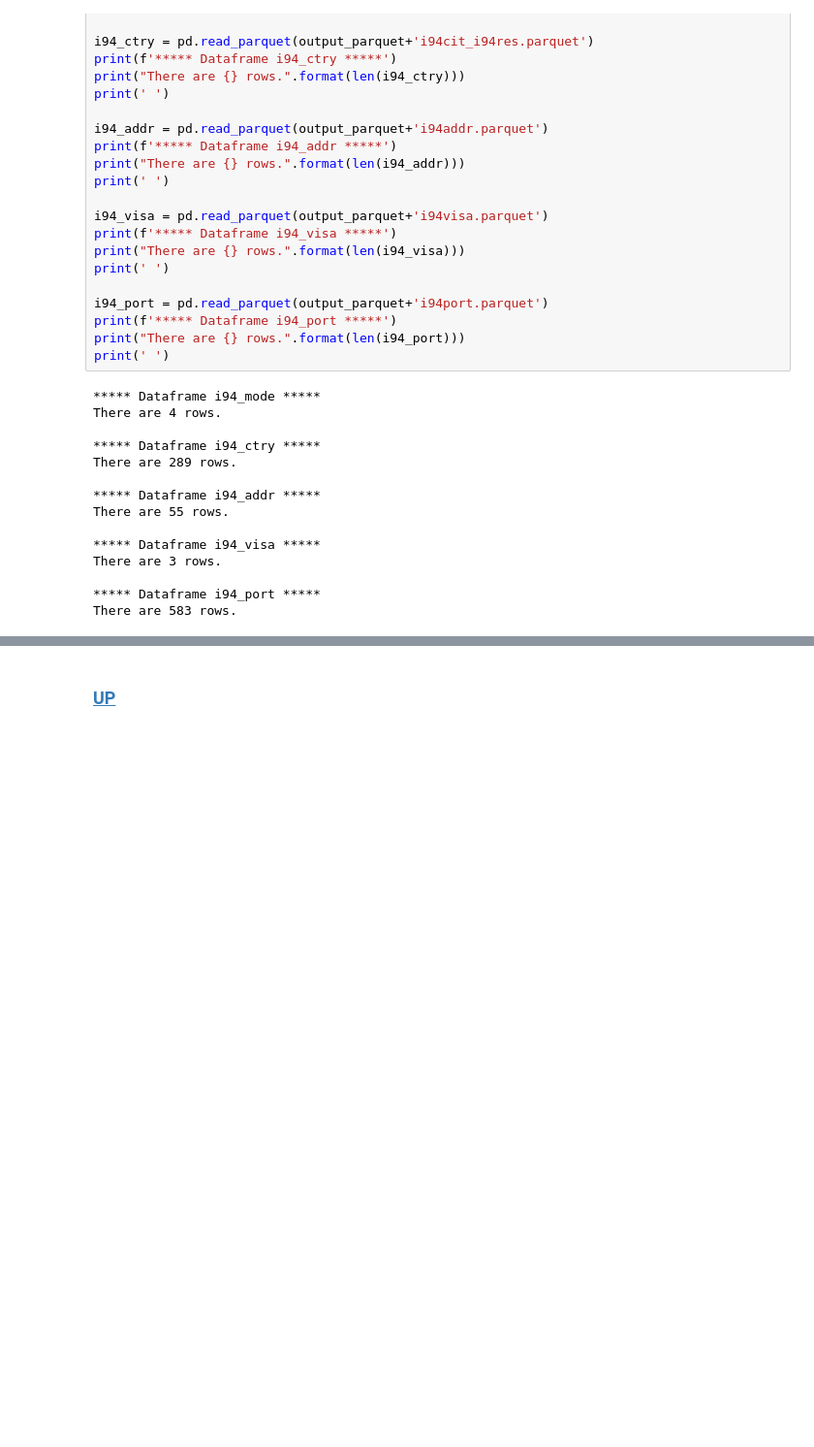
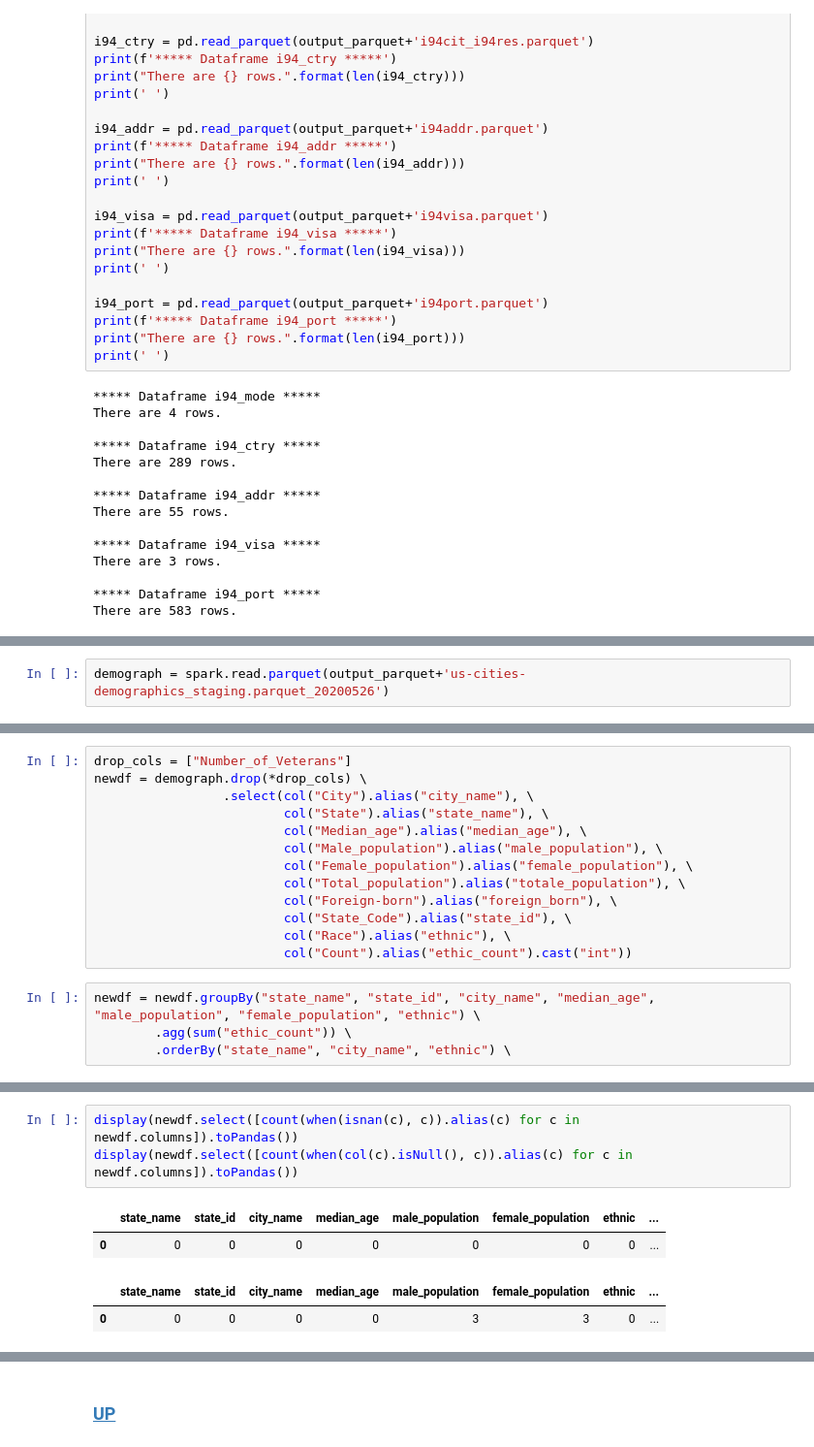
Before and after one commit to anthelix/udacity_capstone, a Jupyter notebook: work/notebook/2_exploration_spark.ipynb, the cells around one changed output, grey strips where cells are left out. Shown at 97% size. Drawn from its saved outputs; the diff is of its cells as text; blank space fills up the shorter version.

```diff
--- a/work/notebook/2_exploration_spark.ipynb
+++ b/work/notebook/2_exploration_spark.ipynb
@@ -1127 +1379,3 @@ Column Name | Description
+# %%
+demograph = spark.read.parquet(output_parquet+'us-cities-demographics_staging.parquet_20200526')
 # %%
@@ -1128,0 +1385,17 @@ df_immigration.count()
+# %%
+drop_cols = ["Number_of_Veterans"]
+newdf = demograph.drop(*drop_cols) \
+                 .select(col("City").alias("city_name"), \
+                         col("State").alias("state_name"), \
+                         col("Median_age").alias("median_age"), \
+                         col("Male_population").alias("male_population"), \
+                         col("Female_population").alias("female_population"), \
+                         col("Total_population").alias("totale_population"), \
+                         col("Foreign-born").alias("foreign_born"), \
+                         col("State_Code").alias("state_id"), \
+                         col("Race").alias("ethnic"), \
+                         col("Count").alias("ethic_count").cast("int"))
+# %%
+newdf = newdf.groupBy("state_name", "state_id", "city_name", "median_age", "male_population", "female_population", "ethnic") \
+        .agg(sum("ethic_count")) \
+        .orderBy("state_name", "city_name", "ethnic") \
@@ -1128,0 +1415,8 @@ df_immigration.count()
+# %%
+display(newdf.select([count(when(isnan(c), c)).alias(c) for c in newdf.columns]).toPandas())
+display(newdf.select([count(when(col(c).isNull(), c)).alias(c) for c in newdf.columns]).toPandas())
+# %% [output]
+|  | state_name | state_id | city_name | median_age | male_population | female_population | ethnic | ... |
+| 0 | 0 | 0 | 0 | 0 | 0 | 0 | 0 | ... |
+|  | state_name | state_id | city_name | median_age | male_population | female_population | ethnic | ... |
+| 0 | 0 | 0 | 0 | 0 | 3 | 3 | 0 | ... |
```
Also changed, not shown: parts of 98 cells of this notebook, 2 other files.
